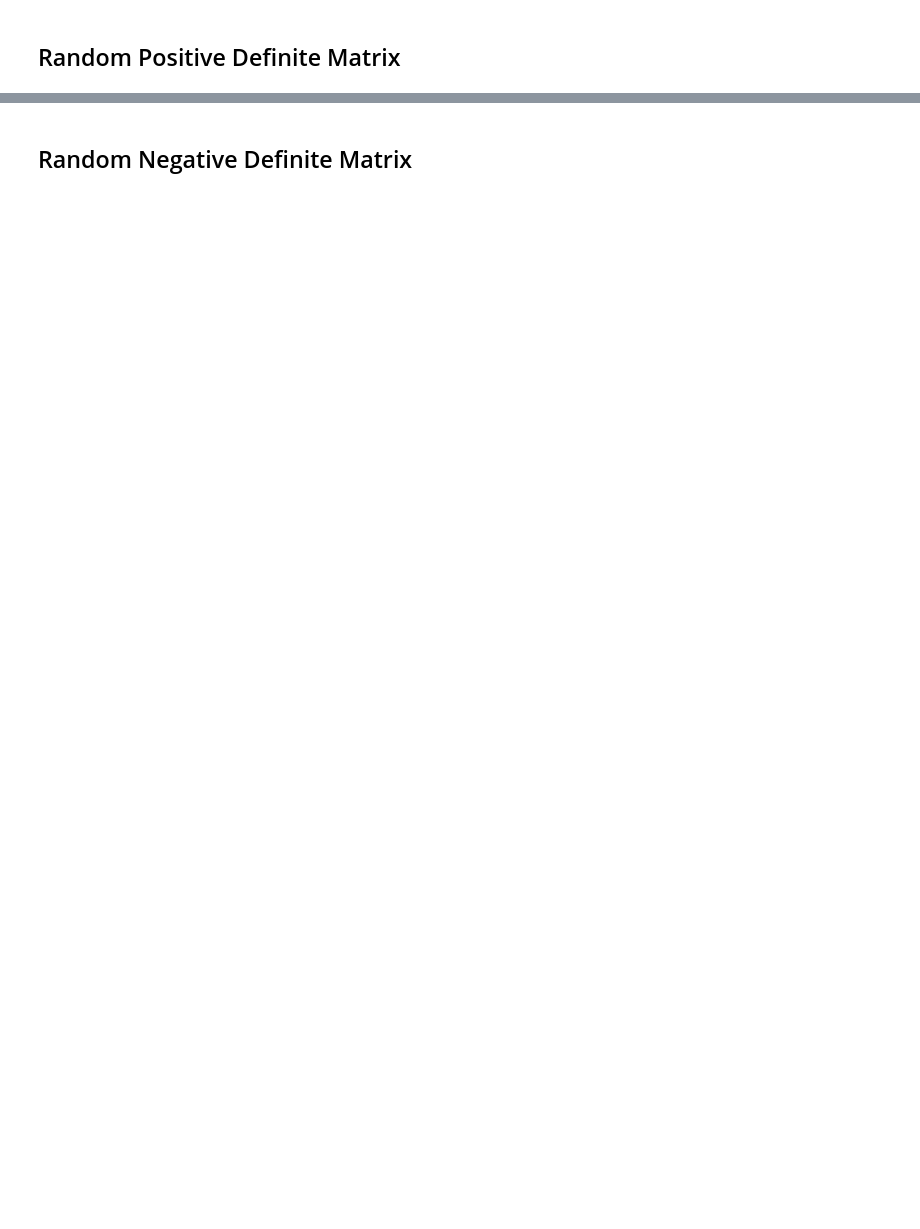
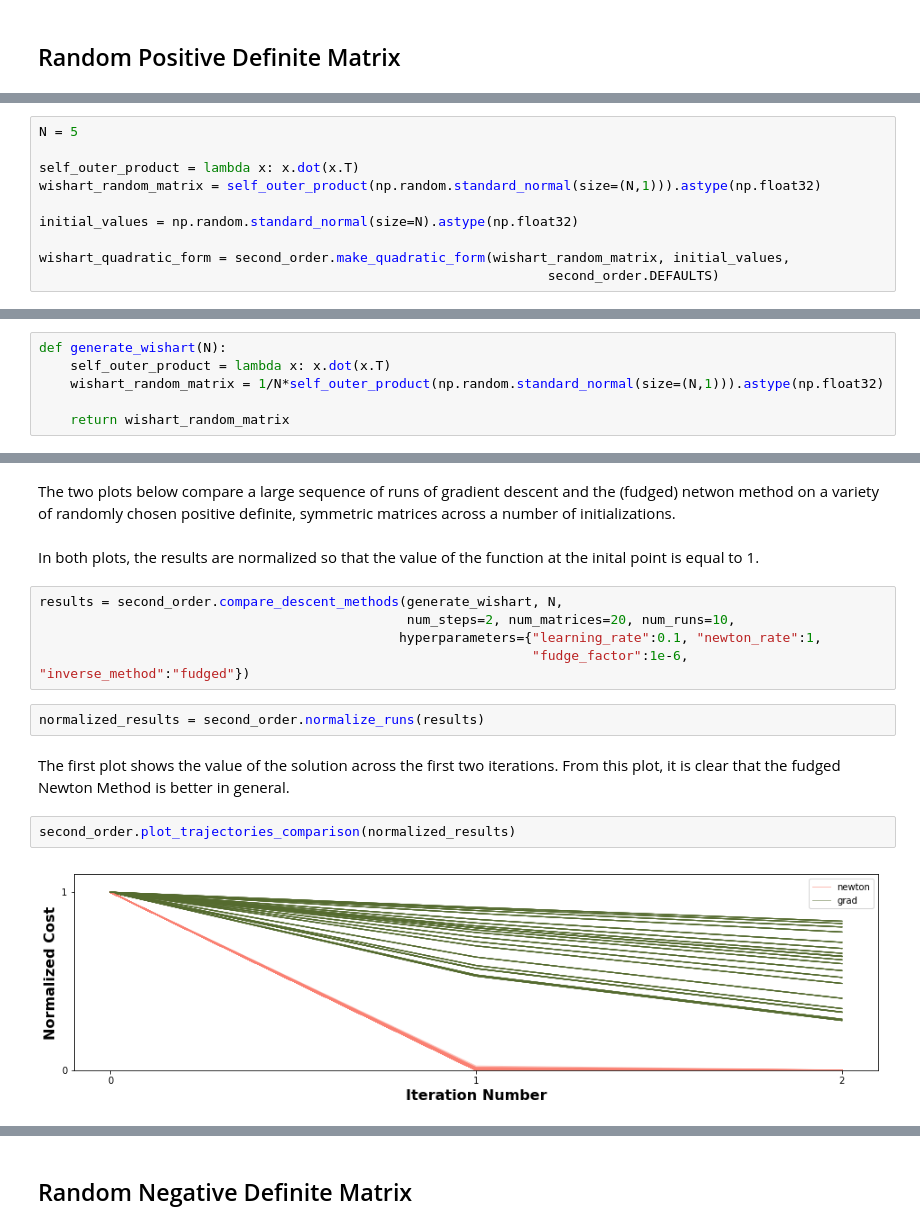
Before and after one commit to charlesfrye/tf_hessians, a Jupyter notebook: TF - Second-Order Methods - 2.ipynb, the cells around one changed output, grey strips where cells are left out. Drawn from its saved outputs; the diff is of its cells as text; blank space fills up the shorter version.

Commit message:
refactors to second_order and adds more analysis of quadratic forms

```diff
--- a/TF - Second-Order Methods - 2.ipynb
+++ b/TF - Second-Order Methods - 2.ipynb
@@ -130,0 +57,10 @@ We get around this with a *fudge factor*. Just adding a very small number to the
+# %%
+N = 5
+
+self_outer_product = lambda x: x.dot(x.T)
+wishart_random_matrix = self_outer_product(np.random.standard_normal(size=(N,1))).astype(np.float32)
+
+initial_values = np.random.standard_normal(size=N).astype(np.float32)
+
+wishart_quadratic_form = second_order.make_quadratic_form(wishart_random_matrix, initial_values,
+                                                                 second_order.DEFAULTS)
@@ -133,3 +90,9 @@ Again, we generically see better performance for one step of the Newton method t
+# %%
+def generate_wishart(N):
+    self_outer_product = lambda x: x.dot(x.T)
+    wishart_random_matrix = 1/N*self_outer_product(np.random.standard_normal(size=(N,1))).astype(np.float32)
+
+    return wishart_random_matrix
 # %%
 N = 5
 
@@ -154,0 +120,22 @@ run_minimizer(wishart_quadratic_form_minimizer, "gradient_descent", 1)
+# %% [markdown]
+The two plots below compare a large sequence of runs of gradient descent
+and the (fudged) netwon method
+on a variety of randomly chosen positive definite, symmetric matrices
+across a number of initializations.
+# %% [markdown]
+In both plots, the results are normalized so that the value of the function
+at the inital point is equal to 1.
+# %%
+results = second_order.compare_descent_methods(generate_wishart, N,
+                                               num_steps=2, num_matrices=20, num_runs=10,
+                                              hyperparameters={"learning_rate":0.1, "newton_rate":1,
+                                                               "fudge_factor":1e-6, "inverse_method":"fudged"})
+# %%
+normalized_results = second_order.normalize_runs(results)
+# %% [markdown]
+The first plot shows the value of the solution across the first two iterations.
+From this plot, it is clear that the fudged Newton Method is better in general.
+# %%
+second_order.plot_trajectories_comparison(normalized_results)
+# %% [output]
+[figure, added]
```
Also changed, not shown: parts of 50 cells of this notebook, 1 other file.
